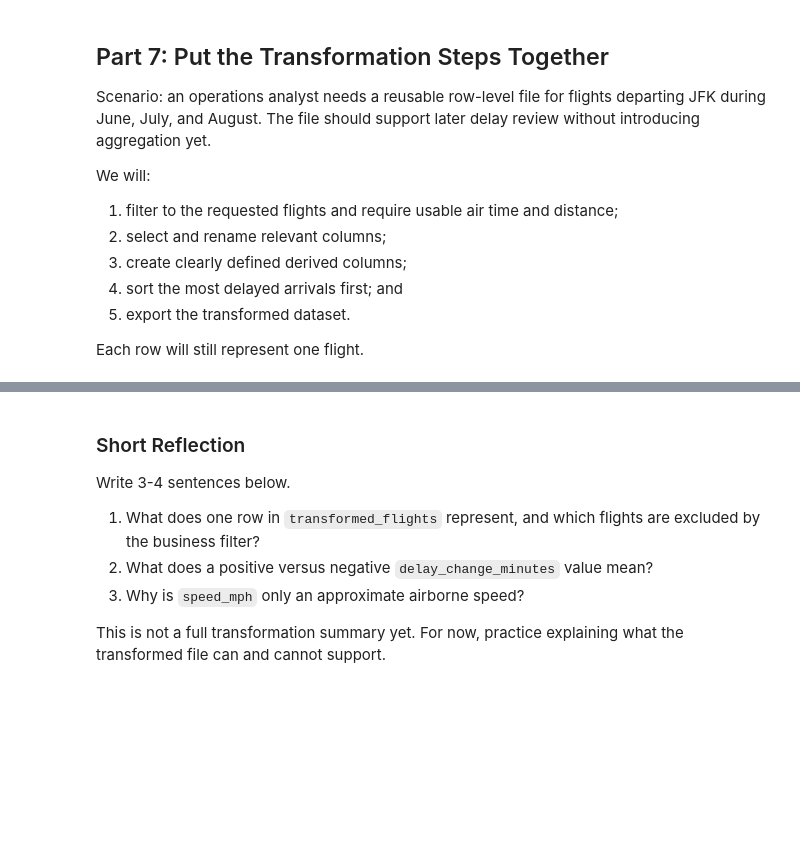
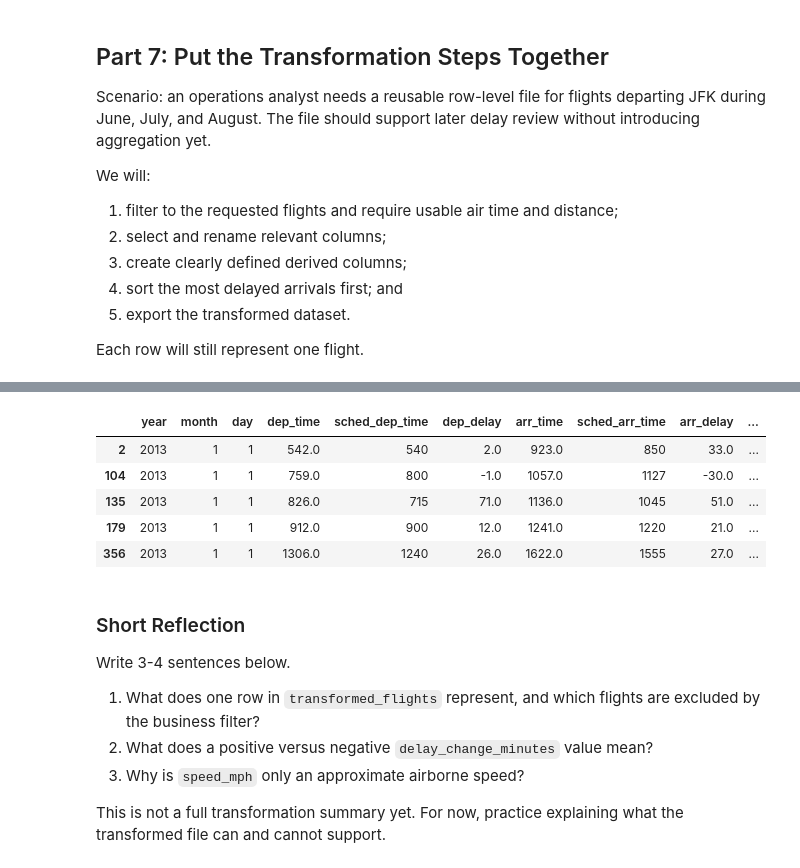
Before and after one commit to MFUTSA/ban6003-week-05-06-pandas-transformation-Matthew-Flores, a Jupyter notebook: notebooks/module5_basic_transformation_guided_lab.ipynb, the cells around one changed output, grey strips where cells are left out. Cells and saved outputs as stored; diff of their text form; code cells hidden in the pictures; blank space fills up the shorter version.

```diff
--- a/notebooks/module5_basic_transformation_guided_lab.ipynb
+++ b/notebooks/module5_basic_transformation_guided_lab.ipynb
@@ -570,3 +768,13 @@ transformed_flights.head()
+# %%
+flights.query("origin == 'JFK' & dest == 'MIA'").head()
+# distance is between origin and destination.
+# %% [output]
+|  | year | month | day | dep_time | sched_dep_time | dep_delay | arr_time | sched_arr_time | arr_delay | ... |
+| 2 | 2013 | 1 | 1 | 542.0 | 540 | 2.0 | 923.0 | 850 | 33.0 | ... |
+| 104 | 2013 | 1 | 1 | 759.0 | 800 | -1.0 | 1057.0 | 1127 | -30.0 | ... |
+| 135 | 2013 | 1 | 1 | 826.0 | 715 | 71.0 | 1136.0 | 1045 | 51.0 | ... |
+| 179 | 2013 | 1 | 1 | 912.0 | 900 | 12.0 | 1241.0 | 1220 | 21.0 | ... |
+| 356 | 2013 | 1 | 1 | 1306.0 | 1240 | 26.0 | 1622.0 | 1555 | 27.0 | ... |
 # %% [markdown]
 ### Short Reflection
 
```
Also changed, not shown: parts of 26 cells of this notebook, 2 other files.
